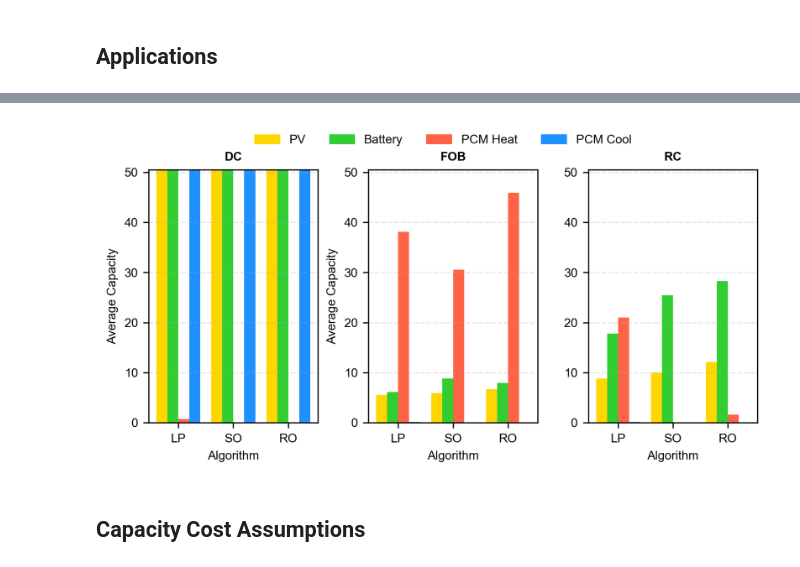
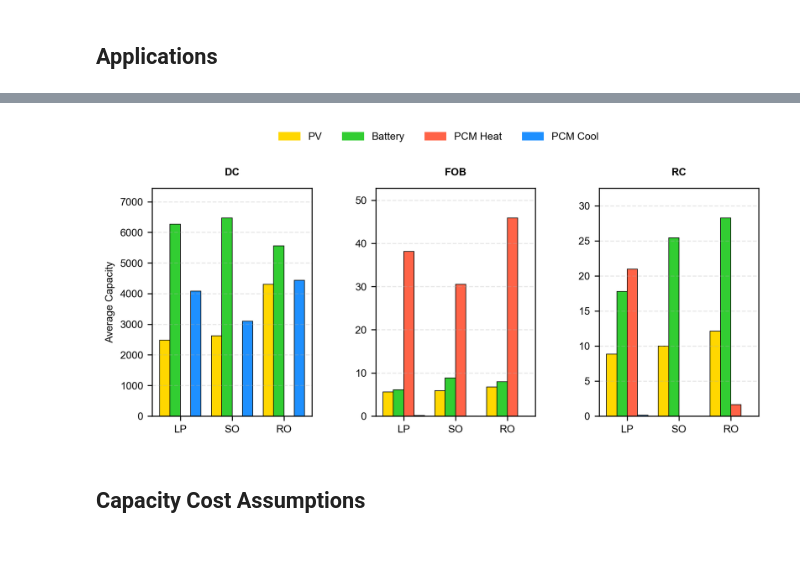
Before and after one commit to ARResearchCC/Capacity_Algo, a Jupyter notebook: Plots.ipynb, the cells around one changed output, grey strips where cells are left out. Saved outputs shown, nothing was run; the diff lists cells and outputs as text; code cells hidden in the pictures.

Commit message:
updated plotting functions final 06/25

```diff
--- a/Plots.ipynb
+++ b/Plots.ipynb
@@ -528,8 +607,8 @@ Available applications: ['RC' 'FOB' 'DC']
 # %%
 # capacity bar plot
 special_scenarios = ['DC']
-scenario_capacity_barplot(scenario_data, SA_name, "Applications_2", special_scenarios)
+scenario_capacity_barplot_application(scenario_data, SA_name, "Applications_2", special_scenarios)
 # %% [output]
-[figure, old version]
+[figure, new version]
 # %% [markdown]
 ## Capacity Cost Assumptions
```
Also changed, not shown: parts of 11 cells of this notebook, 6 other files.
